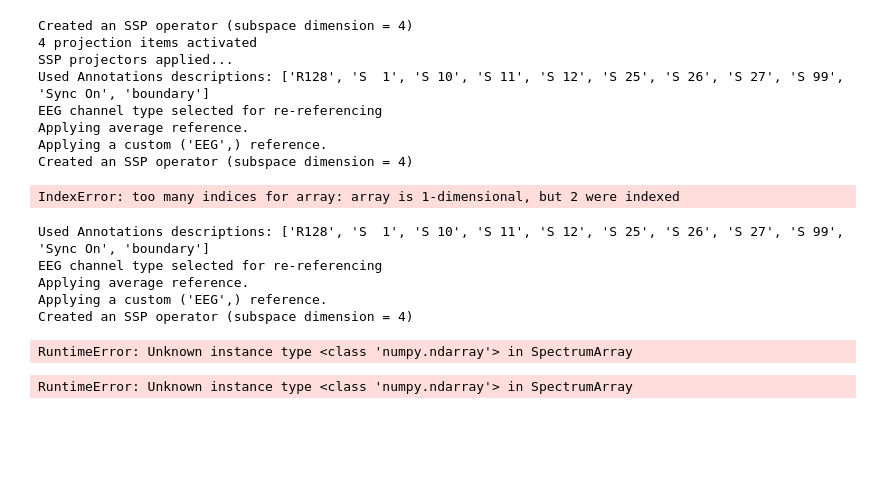
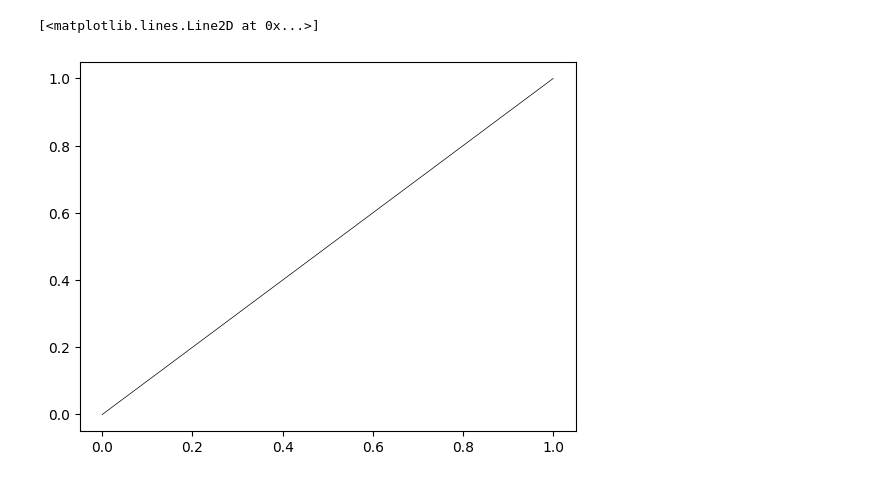
Before and after one commit to Sam54000/EEG_quality_assessment, a Jupyter notebook: src/EEG_quality_assessment/dev_ssvep.ipynb, the cells around one changed output. Cells and saved outputs as stored; diff of their text form; code cells hidden in the pictures; blank space fills up the shorter version.

```diff
--- a/src/EEG_quality_assessment/dev_ssvep.ipynb
+++ b/src/EEG_quality_assessment/dev_ssvep.ipynb
@@ -10,4 +10,9 @@ import numpy as np
 import os
 import eeg_fmri_cleaning.main as cleaner
 from matplotlib.lines import Line2D
+# %%
+plt.plot([0, 1], [0, 1], color='black', linewidth=0.5)
+# %% [output]
+[<matplotlib.lines.Line2D at 0x...>]
+[figure, added]
 # %%
@@ -175,6 +172,7 @@ for file in files:
         continue
 plt.show()
 # %%
+%%capture
 dict_comparison = {
     'out scanner':list(),
     'cbin-asr':   list(),
@@ -197,35 +195,19 @@ for file in files:
     try:
         raw_cbin = mne.io.read_raw_fif(cbin_filename, preload = True, verbose = "CRITICAL")
         raw_cbin.apply_proj()
-        dict_comparison['cbin-asr'].append(get_snr_value_at_freq(get_psd_checker(raw_cbin)))
+        snr = snr_spectrum(get_psd_checker(raw_cbin))
+        dict_comparison['cbin-asr'].append(get_snr_value_at_freq(snr, 18))
         raw_bv = mne.io.read_raw_edf(bv_folder / bv_filename, preload = True, verbose = "CRITICAL")
-        dict_comparison['brainvision'].append(get_snr_value_at_freq(get_psd_checker(raw_bv)))
+        snr = snr_spectrum(get_psd_checker(raw_bv))
+        dict_comparison['brainvision'].append(get_snr_value_at_freq(snr))
         raw_raw = mne.io.read_raw_eeglab(raw_filename, preload = True)
         raw_raw.resample(250, verbose="CRITICAL")
-        dict_comparison['raw'].append(get_snr_value_at_freq(get_psd_checker(raw_raw)))
+        snr = snr_spectrum(get_psd_checker(raw_raw))
+        dict_comparison['raw'].append(get_snr_value_at_freq(snr, 18))
         raw_outside_scanner = mne.io.read_raw_eeglab(outside_scanner, preload = True, verbose = "CRITICAL")
         raw_outside_scanner.resample(250, verbose="CRITICAL")
-        dict_comparison['out scanner'].append(get_snr_value_at_freq(get_psd_checker(raw_outside_scanner)))
+        snr = snr_spectrum(get_psd_checker(raw_outside_scanner))
+        dict_comparison['out scanner'].append(get_snr_value_at_freq(snr, 18))
     except Exception as e:
-        raise e
-        #continue
+        #raise e
+        continue
-# %% [output]
-Created an SSP operator (subspace dimension = 4)
-4 projection items activated
-SSP projectors applied...
-Used Annotations descriptions: ['R128', 'S  1', 'S 10', 'S 11', 'S 12', 'S 25', 'S 26', 'S 27', 'S 99', 'Sync On', 'boundary']
-EEG channel type selected for re-referencing
-Applying average reference.
-Applying a custom ('EEG',) reference.
-Created an SSP operator (subspace dimension = 4)
-IndexError: too many indices for array: array is 1-dimensional, but 2 were indexed
-# %%
-get_psd_checker(raw_cbin)
-# %% [output]
-Used Annotations descriptions: ['R128', 'S  1', 'S 10', 'S 11', 'S 12', 'S 25', 'S 26', 'S 27', 'S 99', 'Sync On', 'boundary']
-EEG channel type selected for re-referencing
-Applying average reference.
-Applying a custom ('EEG',) reference.
-Created an SSP operator (subspace dimension = 4)
-RuntimeError: Unknown instance type <class 'numpy.ndarray'> in SpectrumArray
-RuntimeError: Unknown instance type <class 'numpy.ndarray'> in SpectrumArray
```
Also changed, not shown: parts of 13 cells of this notebook, 6 other files.
